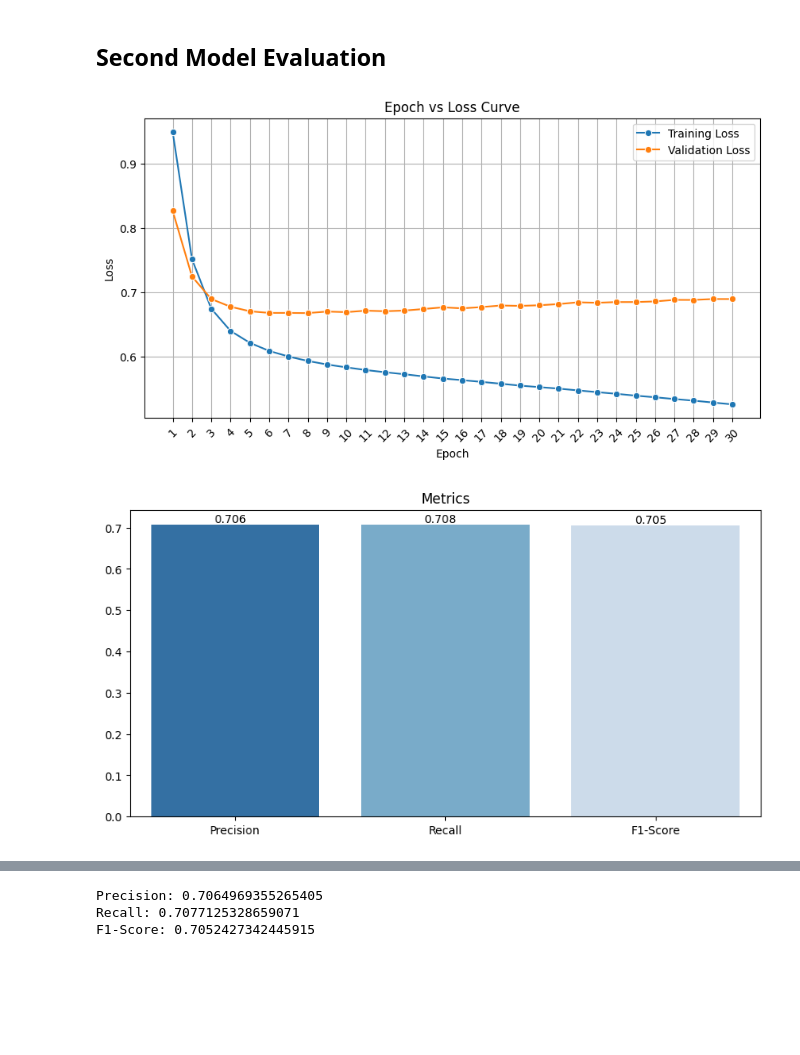
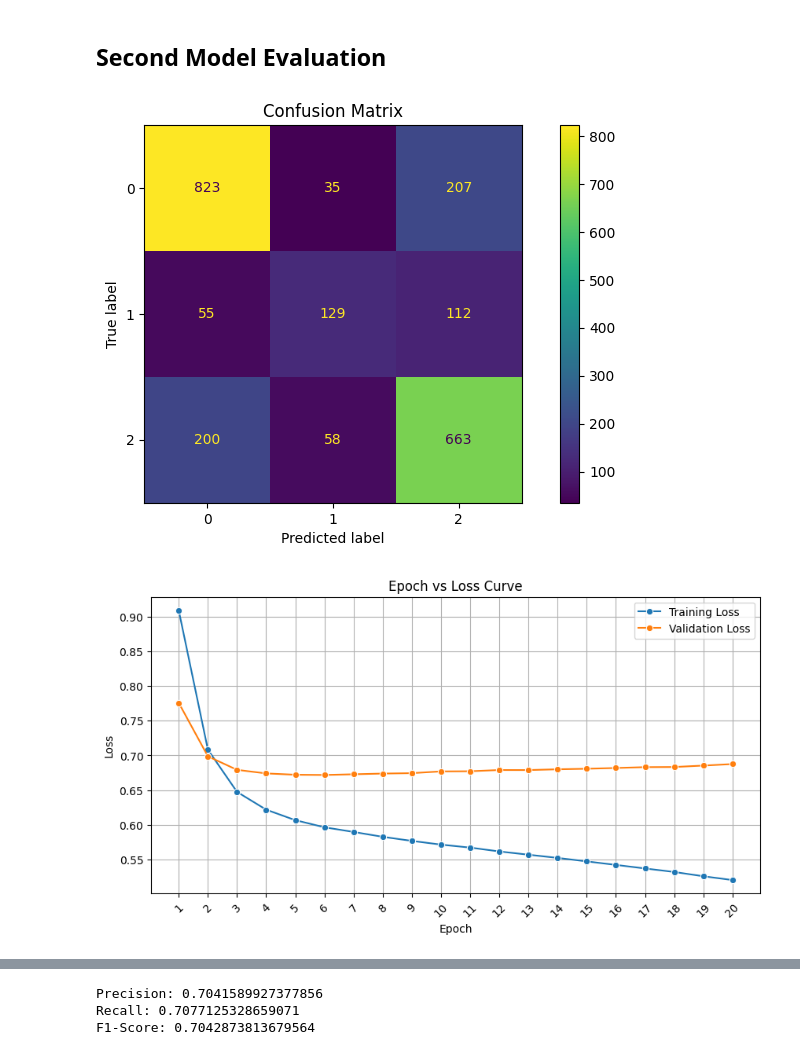
Before and after one commit to d-maniatakos/covid19-vaccine-sentiment-analysis, a Jupyter notebook: vaccine_sentiment_classifier_using_neural_networks.ipynb, the cells around one changed output, grey strips where cells are left out. Drawn from its saved outputs; the diff is of its cells as text; code cells hidden in the pictures; blank space fills up the shorter version.

```diff
--- a/vaccine_sentiment_classifier_using_neural_networks.ipynb
+++ b/vaccine_sentiment_classifier_using_neural_networks.ipynb
@@ -126,8 +131,8 @@ def vectorize(vectorizer, corpus):
   return torch.from_numpy(vectorizer.transform(corpus).toarray()).to(torch.float32)
 
 
-train_data['tweet'] = train_data['tweet'].apply(preprocess)
-validation_data['tweet'] = validation_data['tweet'].apply(preprocess)
+# train_data['tweet'] = train_data['tweet'].apply(preprocess)
+# validation_data['tweet'] = validation_data['tweet'].apply(preprocess)
 
 train_corpus = train_data['tweet']
 validation_corpus = validation_data['tweet']
@@ -281,29 +307,32 @@ x_validation = validation_vector
 y_validation = torch.tensor(validation_data['label'].values, dtype=torch.long)
 
 # neural network class
-class NeuralNetwork(nn.Module):
-  def __init__(self, x_size, num_of_classes, hidden_size):
-    super(NeuralNetwork, self).__init__()
-    self.layer1 = nn.Linear(x_size, hidden_size)
+class NeuralNetwork2(nn.Module):
+  def __init__(self, x_size, num_of_classes, hidden_layer1_size, hidden_layer2_size):
+    super(NeuralNetwork2, self).__init__()
+    self.layer1 = nn.Linear(x_size, hidden_layer1_size)
     self.layer2 = nn.ReLU()
-    self.layer3 = nn.Linear(hidden_size, num_of_classes)
+    self.layer3 = nn.ReLU()
+    self.layer4 = nn.Linear(hidden_layer2_size, num_of_classes)
 
   def forward(self, x):
-    h1 = self.layer1(x)
-    h2 = self.layer2(h1)
-    out = self.layer3(h2)
-    return out
+    out_1 = self.layer1(x)
+    out_2 = self.layer2(out_1)
+    out_3 = self.layer3(out_2)
+    out_4 = self.layer4(out_3)
+    return out_4
 
 # hyperparameters
 input_size = 1000
-hidden_layer1_size = 50
+hidden_layer1_size = 100
+hidden_layer2_size = 100
 output_size = 3
-num_of_epochs = 30
+num_of_epochs = 20
 batch_size = 100
 learning_rate = 0.0005
 loss_function = nn.CrossEntropyLoss()
 
-model = NeuralNetwork(input_size, output_size, hidden_layer1_size)
+model = NeuralNetwork2(input_size, output_size, hidden_layer1_size, hidden_layer2_size)
 optimizer = torch.optim.Adam(model.parameters(), lr=learning_rate)
 
 train_dataset = torch.utils.data.TensorDataset(x_train, y_train)
@@ -311,6 +340,7 @@ train_dataloader = torch.utils.data.DataLoader(train_dataset, batch_size=64, shu
 
 training_loss = []
 validation_loss = []
+validation_predictions = []
 
 # training
 for epoch in range(num_of_epochs):
@@ -330,6 +360,7 @@ for epoch in range(num_of_epochs):
 
   y_pred_validation = model(x_validation)
   val_loss = loss_function(y_pred_validation, y_validation)
+  validation_predictions.append(torch.argmax(y_pred_validation, dim=1))
 
 
   print('Epoch: ' + str(epoch+1) + '/' + str(num_of_epochs) + ' Training Loss: ' + str(round(sum(batch_losses)/len(train_dataloader), 4)) + ' Validation Loss: ' + str(round(val_loss.item(), 4)))
@@ -357,44 +388,52 @@ Epoch: 30/30 Training Loss: 0.5255 Validation Loss: 0.6894
 # %% [markdown]
 ## **Second Model Evaluation**
 # %%
+# make predictions about the validation set
 predictions = []
-predictions_possibilities = []
+predictions_scores = []
 
 for i in range(validation_vector.size()[0]):
   prediction = model.forward(validation_vector[i])
   predictions.append(torch.argmax(prediction).item())
   # print(prediction)
 
-  predictions_possibilities.append(prediction.tolist())
+  predictions_scores.append(prediction.tolist())
+
 
 precision = precision_score(y_validation.tolist(), predictions, average='weighted')
 recall = recall_score(y_validation.tolist(), predictions, average='weighted')
 f1 = f1_score(y_validation.tolist(), predictions, average='weighted')
+
+# plot confusion matrix
+fig, ax = plt.subplots(figsize=(10, 5), dpi=100)
+plt.title('Confusion Matrix')
+ConfusionMatrixDisplay.from_predictions(y_validation.tolist(), predictions, ax=ax)
+plt.show()
 
 # plot the epoch vs loss curve
 plt.figure(figsize=(10, 5), dpi=100)
 plt.title('Epoch vs Loss Curve')
 plt.xlabel('Epoch')
 plt.ylabel('Loss')
 sns.lineplot(x=range(1, num_of_epochs+1), y=training_loss,  marker="o")
 sns.lineplot(x=range(1, num_of_epochs+1), y=validation_loss,  marker="o")
 plt.xticks(range(1, num_of_epochs+1))
 plt.xticks(rotation=45)
 plt.legend(['Training Loss', 'Validation Loss'])
 plt.grid()
 plt.show()
 
 # plot scores
 plt.figure(figsize=(10, 5), dpi=100)
 plt.title('Metrics')
 sns.barplot(x=['Precision', 'Recall', 'F1-Score'], y=[precision, recall, f1], palette='Blues_r')
 for index, value in enumerate([precision, recall, f1]):
     plt.text(index-0.1, value+0.005,str(round(value,3)))
 plt.show()
 
 print('Precision: ' + str(precision))
 print('Recall: ' + str(recall))
 print('F1-Score: ' + str(f1))
 # %% [output]
-[figure, old version]
+[figure, new version]
-[figure, old version]
+[figure, new version]
@@ -401,3 +441,3 @@ print('F1-Score: ' + str(f1))
-Precision: 0.7064969355265405
+Precision: 0.7041589927377856
 Recall: 0.7077125328659071
-F1-Score: 0.7052427342445915
+F1-Score: 0.7042873813679564
```
Also changed, not shown: parts of 14 cells of this notebook.
